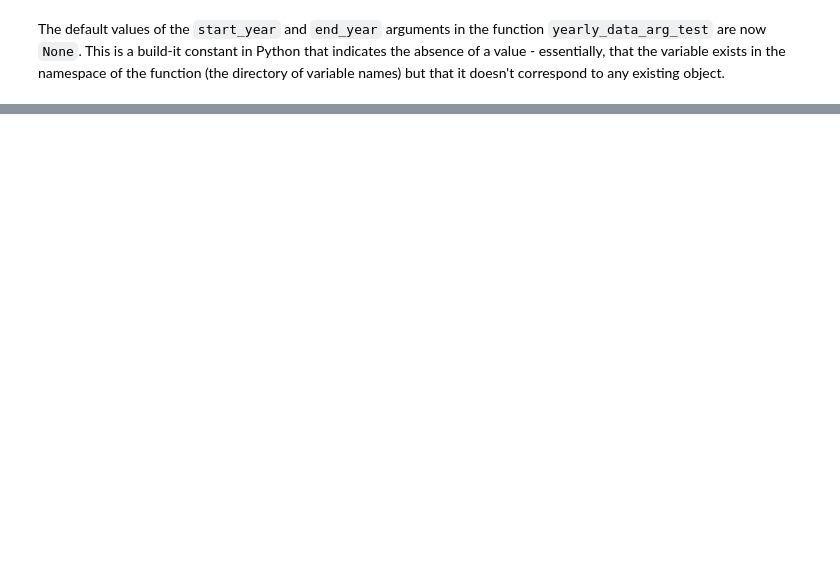
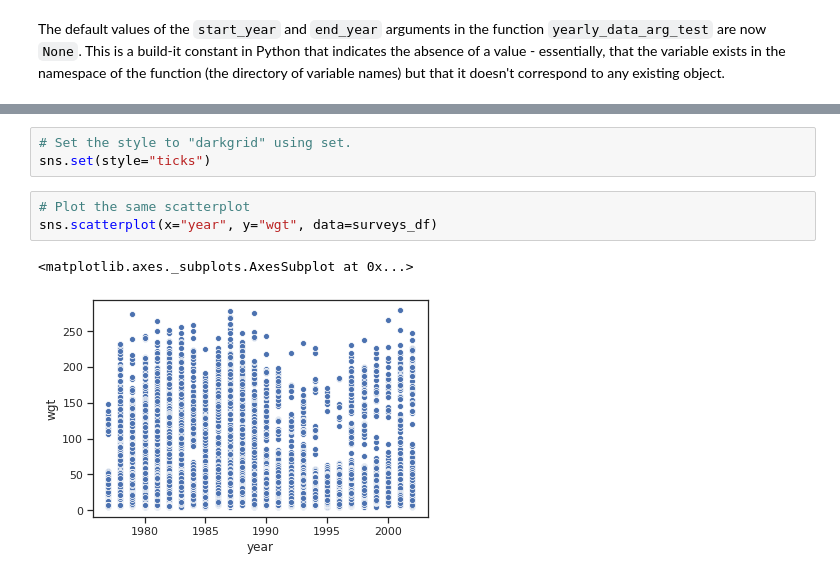
Before and after one commit to darcyabjones/resbaz-perth-2019-python, a Jupyter notebook: intro_to_python_answers.ipynb, the cells around one changed output, grey strips where cells are left out. Cells and saved outputs as stored; diff of their text form; blank space fills up the shorter version.

```diff
--- a/intro_to_python_answers.ipynb
+++ b/intro_to_python_answers.ipynb
@@ -1723,0 +3031,9 @@ statements to do this.)
+# %%
+# Set the style to "darkgrid" using set.
+sns.set(style="ticks")
+# %%
+# Plot the same scatterplot
+sns.scatterplot(x="year", y="wgt", data=surveys_df)
+# %% [output]
+<matplotlib.axes._subplots.AxesSubplot at 0x...>
+[figure, added]
```
Also changed, not shown: parts of 257 cells of this notebook.
